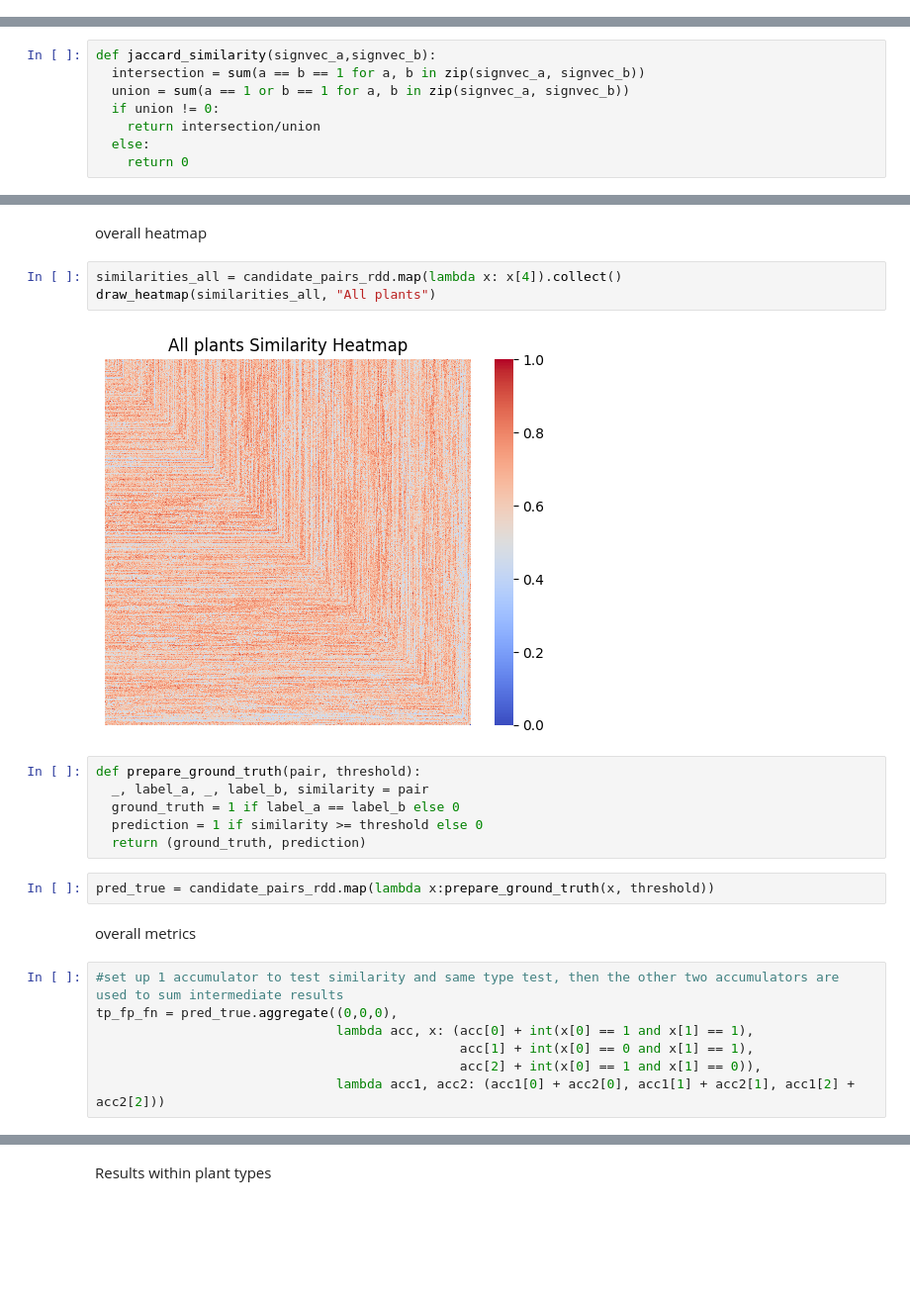
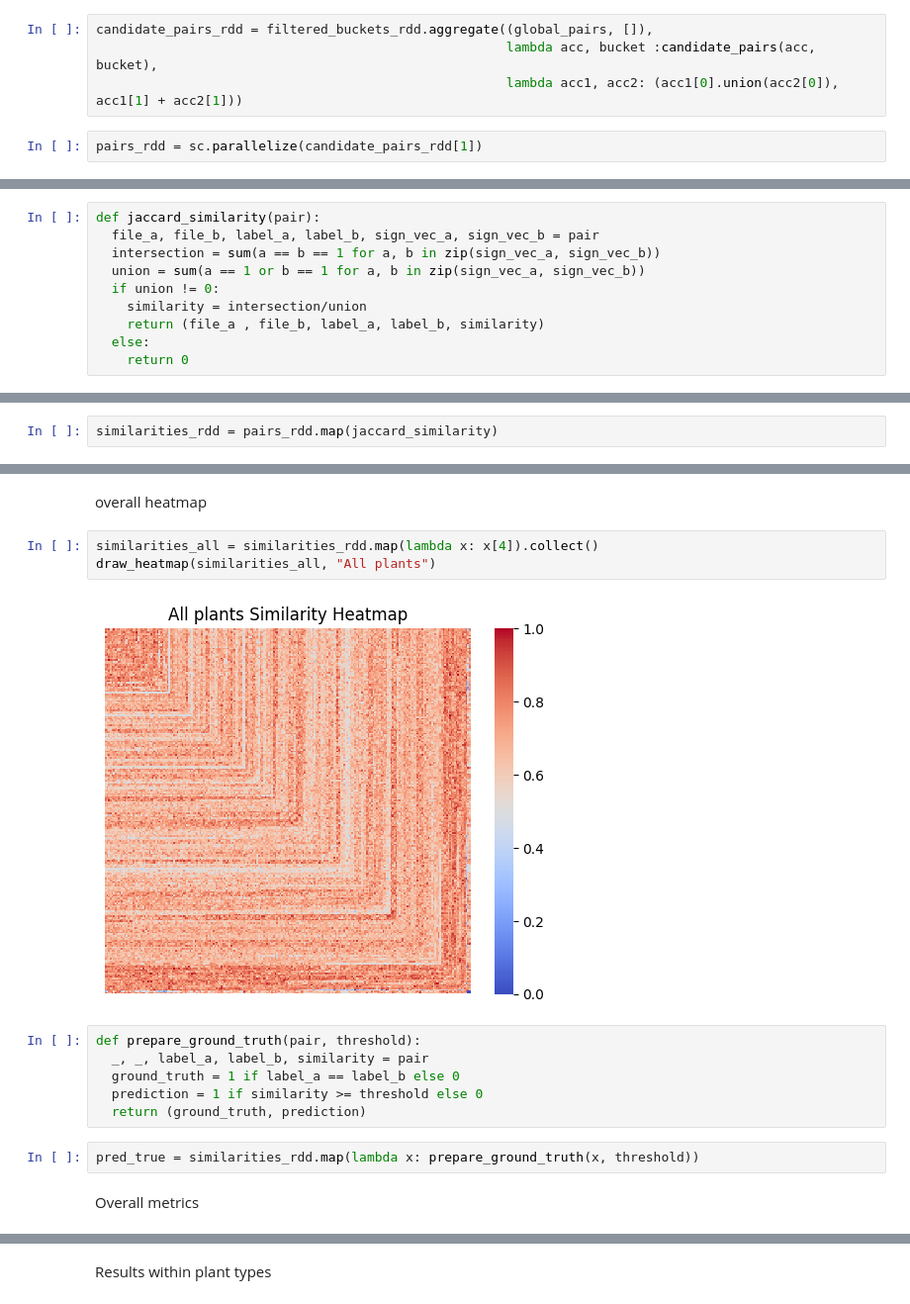
Before and after one commit to williambiondi/leaves_similarity, a Jupyter notebook: leaves_similarity.ipynb, the cells around one changed output, grey strips where cells are left out. Shown: that part at 99% size. Drawn from its saved outputs; the diff is of its cells as text; blank space fills up the shorter version.

```diff
--- a/leaves_similarity.ipynb
+++ b/leaves_similarity.ipynb
@@ -252,0 +343,6 @@ We generate the candidate pairs among the bands in the signature matrix and comp
+# %%
+candidate_pairs_rdd = filtered_buckets_rdd.aggregate((global_pairs, []),
+                                                     lambda acc, bucket :candidate_pairs(acc, bucket),
+                                                     lambda acc1, acc2: (acc1[0].union(acc2[0]), acc1[1] + acc2[1]))
+# %%
+pairs_rdd = sc.parallelize(candidate_pairs_rdd[1])
@@ -253,8 +379,10 @@ We generate the candidate pairs among the bands in the signature matrix and comp
 # %%
-def jaccard_similarity(signvec_a,signvec_b):
-  intersection = sum(a == b == 1 for a, b in zip(signvec_a, signvec_b))
-  union = sum(a == 1 or b == 1 for a, b in zip(signvec_a, signvec_b))
+def jaccard_similarity(pair):
+  file_a, file_b, label_a, label_b, sign_vec_a, sign_vec_b = pair
+  intersection = sum(a == b == 1 for a, b in zip(sign_vec_a, sign_vec_b))
+  union = sum(a == 1 or b == 1 for a, b in zip(sign_vec_a, sign_vec_b))
   if union != 0:
-    return intersection/union
+    similarity = intersection/union
+    return (file_a , file_b, label_a, label_b, similarity)
   else:
     return 0
@@ -290,0 +389,2 @@ plant_type_rdd.take(1)
+# %%
+similarities_rdd = pairs_rdd.map(jaccard_similarity)
@@ -356,24 +490,17 @@ def draw_heatmap(sim_list, plant_name):
 # %% [markdown]
 overall heatmap
 # %%
-similarities_all = candidate_pairs_rdd.map(lambda x: x[4]).collect()
+similarities_all = similarities_rdd.map(lambda x: x[4]).collect()
 draw_heatmap(similarities_all, "All plants")
 # %% [output]
-[figure, old version]
+[figure, new version]
 # %%
 def prepare_ground_truth(pair, threshold):
-  _, label_a, _, label_b, similarity = pair
+  _, _, label_a, label_b, similarity = pair
   ground_truth = 1 if label_a == label_b else 0
   prediction = 1 if similarity >= threshold else 0
   return (ground_truth, prediction)
 # %%
-pred_true = candidate_pairs_rdd.map(lambda x:prepare_ground_truth(x, threshold))
+pred_true = similarities_rdd.map(lambda x: prepare_ground_truth(x, threshold))
 # %% [markdown]
-overall metrics
+Overall metrics
-# %%
-#set up 1 accumulator to test similarity and same type test, then the other two accumulators are used to sum intermediate results
-tp_fp_fn = pred_true.aggregate((0,0,0),
-                               lambda acc, x: (acc[0] + int(x[0] == 1 and x[1] == 1),
-                                               acc[1] + int(x[0] == 0 and x[1] == 1),
-                                               acc[2] + int(x[0] == 1 and x[1] == 0)),
-                               lambda acc1, acc2: (acc1[0] + acc2[0], acc1[1] + acc2[1], acc1[2] + acc2[2]))
```
Also changed, not shown: parts of 56 cells of this notebook.
